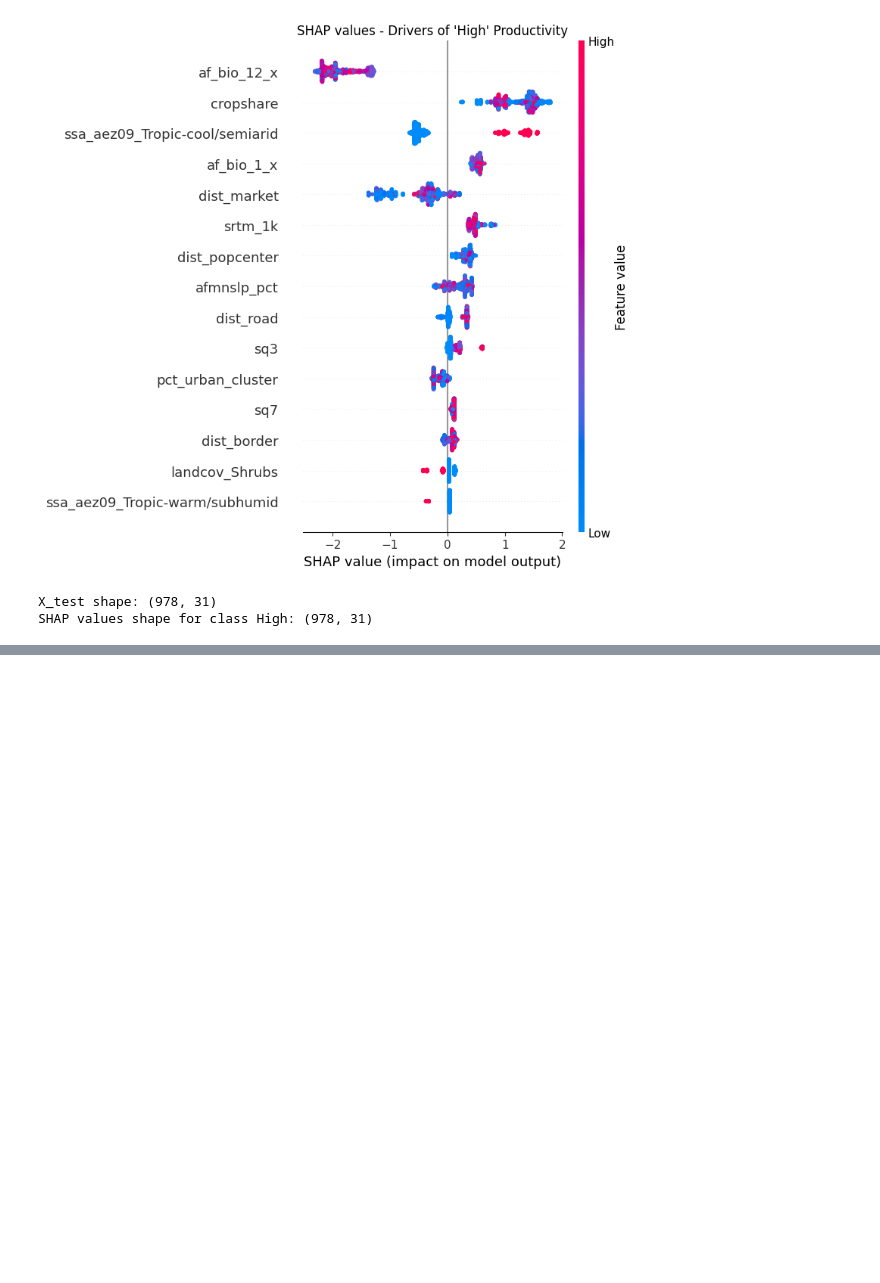
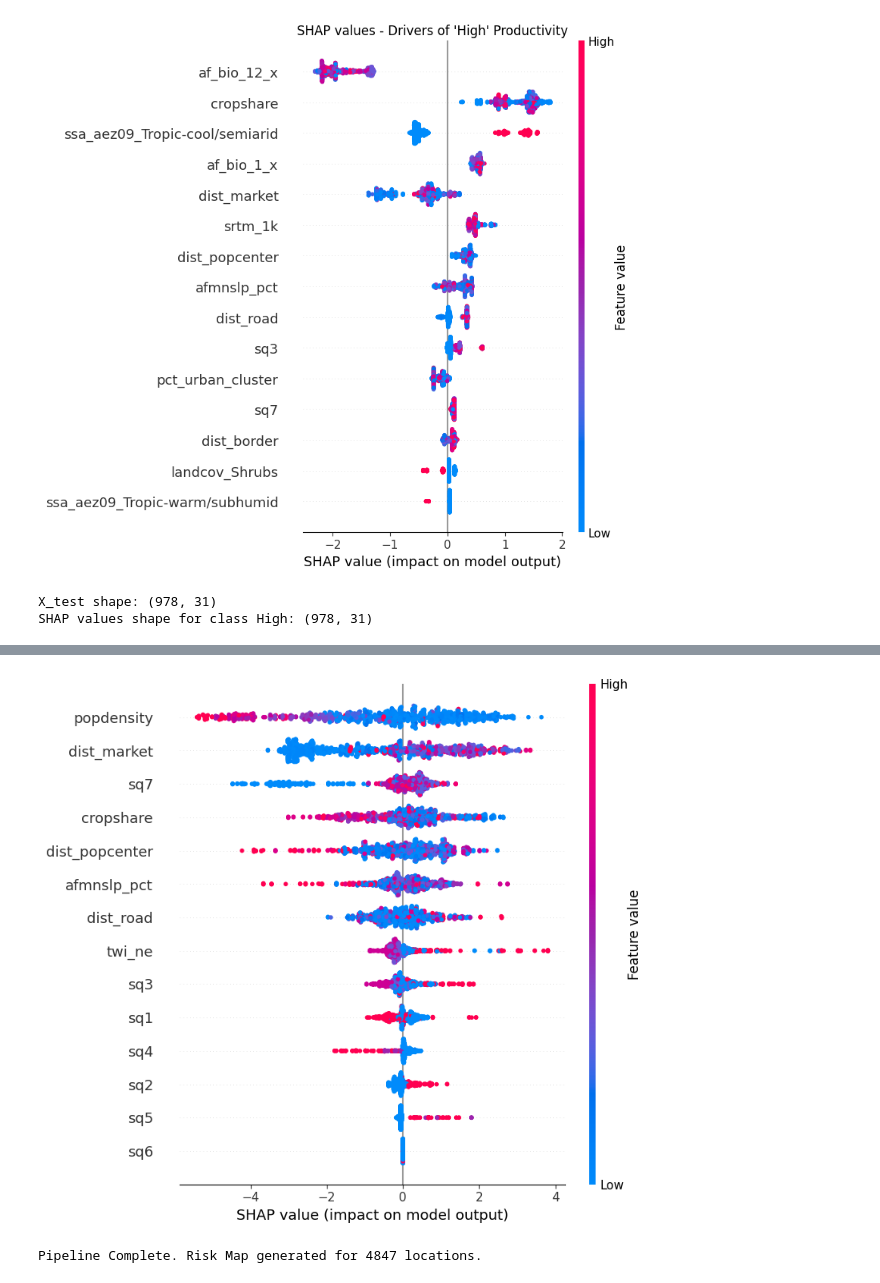
Before and after one commit to birhanumoges/HouseHold_Accessiblity_Analysis, a Jupyter notebook: Analysis_NoteBook/productivity_classifcation_analysis.ipynb, the cells around one changed output, grey strips where cells are left out. Saved outputs shown, nothing was run; the diff lists cells and outputs as text; code cells hidden in the pictures; blank space fills up the shorter version.

```diff
--- a/Analysis_NoteBook/productivity_classifcation_analysis.ipynb
+++ b/Analysis_NoteBook/productivity_classifcation_analysis.ipynb
@@ -96,17 +96,17 @@ dtypes: float64(13), int64(29), object(2)
 memory usage: 1.6+ MB
 # %%
 # ==============================
-# 2. Check columns
+# 2. Check columns 'ssa_aez09',
 # ==============================
 print("Before Encoding:")
-print(df[['ssa_aez09','landcov']].head())
+print(df[['landcov']].head())
 
 # ==============================
 # 4. One-Hot Encode categorical columns
 # ==============================
 df_encoded = pd.get_dummies(
     df,
-    columns=['ssa_aez09', 'landcov'],
+    columns=['landcov'],
     drop_first=True   # avoids multicollinearity (important for regression)
 )
 
@@ -707,0 +443,25 @@ weighted avg       1.00      1.00      1.00       978
+# %%
+from xgboost import XGBClassifier
+from sklearn.model_selection import train_test_split
+
+# 3.1 Define Target (1 = Productive for its zone, 0 = Underperforming for its zone)
+df_clean['prod_label'] = df_clean.groupby('env_cluster')['evimax_avg'].transform(
+    lambda x: (x >= x.median()).astype(int)
+)
+
+# 3.2 Define Input Features (Accessibility, Soil, Terrain)
+# We exclude "Productivity" metrics (EVI) from inputs to avoid data leakage
+X_features = [
+    'dist_road', 'dist_market', 'dist_popcenter', 'afmnslp_pct',
+    'sq3', 'sq4', 'sq7',
+    'popdensity', 'cropshare'
+]
+
+X = df_clean[X_features]
+y = df_clean['prod_label']
+
+X_train, X_test, y_train, y_test = train_test_split(X, y, test_size=0.2, random_state=42)
+
+# 3.3 Model Training
+model = XGBClassifier(n_estimators=200, max_depth=5, learning_rate=0.1, random_state=42)
+model.fit(X_train, y_train)
@@ -707,0 +480,10 @@ weighted avg       1.00      1.00      1.00       978
+# %%
+import shap
+
+explainer = shap.TreeExplainer(clf)
+shap_values = explainer.shap_values(X_test)
+
+# Global importance plot
+shap.summary_plot(shap_values, X_test)
+# %% [output]
+[figure, added]
@@ -707,0 +515,27 @@ weighted avg       1.00      1.00      1.00       978
+# %%
+from shapely.geometry import Point
+import geopandas as gpd
+
+# 5.1 Convert to Spatial Data
+gdf = gpd.GeoDataFrame(
+    df_clean, # Changed df_final to df_clean
+    geometry=gpd.points_from_xy(df_clean.lon_dd_mod, df_clean.lat_dd_mod),
+    crs="EPSG:4326"
+)
+
+# Add 'policy_recommendation' column based on 'prod_label'
+gdf['policy_recommendation'] = gdf['prod_label'].apply(
+    lambda x: 'Maintain Productivity' if x == 1 else 'Investigate for Improvement'
+)
+
+# 5.2 Create the "Risk Map" Output
+# Points colored by Productivity Class, hovered for Recommendation
+output_columns = ['household_id', 'ssa_aez09', 'env_cluster', 'prod_label', 'policy_recommendation', 'geometry']
+gdf_output = gdf[output_columns]
+
+# Save for use in GIS software
+# gdf_output.to_file("Ethiopia_Productivity_Risk_Map.shp")
+
+print("Pipeline Complete. Risk Map generated for", len(gdf_output), "locations.")
+# %% [output]
+Pipeline Complete. Risk Map generated for 4847 locations.
```
Also changed, not shown: parts of 7 cells of this notebook.
